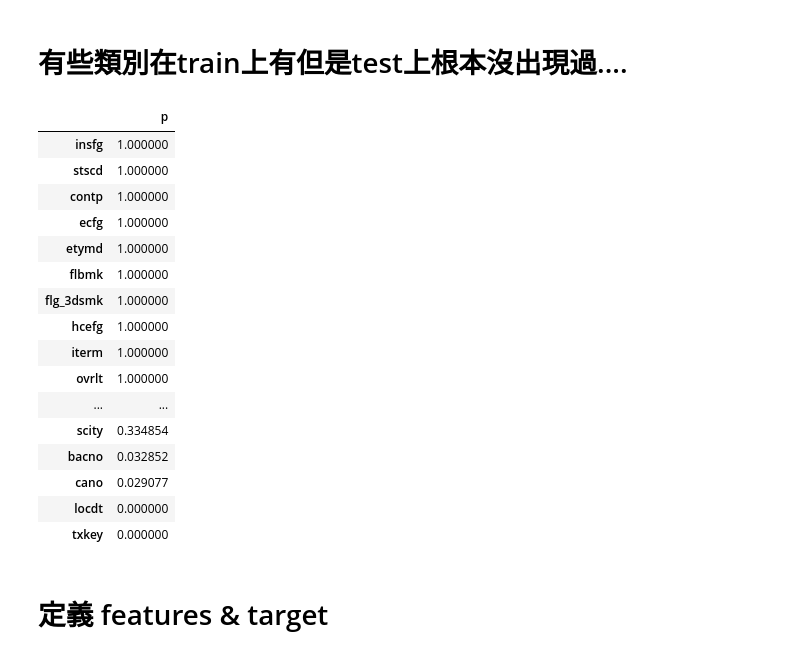
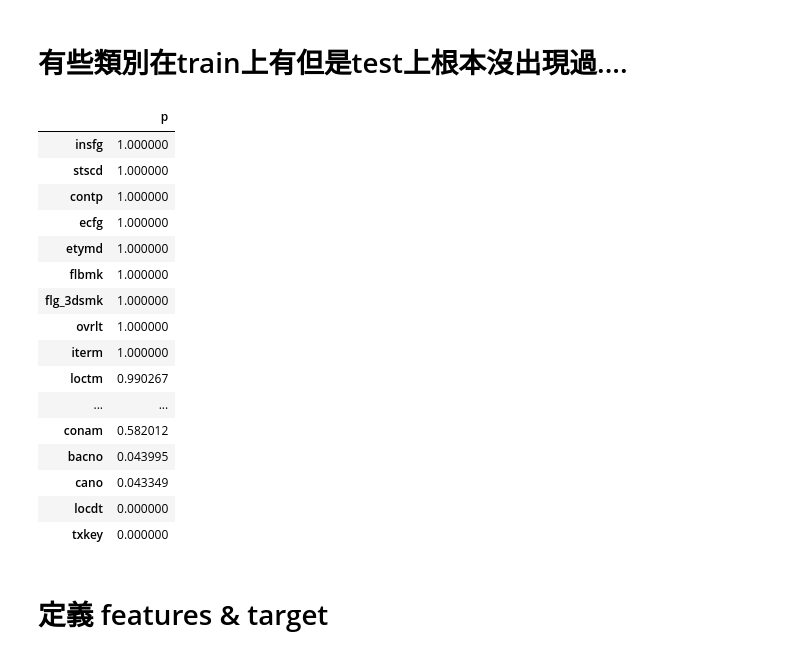
Before and after one commit to skywalker0803r/Ricky, a Jupyter notebook: 玉山AI比賽_modeling.ipynb, the cells around one changed output. Saved outputs shown, nothing was run; the diff lists cells and outputs as text; code cells hidden in the pictures.

```diff
--- a/玉山AI比賽_modeling.ipynb
+++ b/玉山AI比賽_modeling.ipynb
@@ -11,7 +15,7 @@ Drive already mounted at /content/drive; to attempt to forcibly remount, call dr
 # train
 # %%
 import pandas as pd
-train = pd.read_csv("/content/drive/My Drive/玉山人工智慧比賽數據/train_預處理完.csv",index_col=0)
+train = pd.read_csv("/content/drive/My Drive/玉山人工智慧比賽數據/train_特徵工程完.csv",index_col=0)
 print(train.shape)
 train.head()
 # %% [output]
@@ -25,7 +29,7 @@ train.head()
 # %% [markdown]
 # test
 # %%
-test = pd.read_csv("/content/drive/My Drive/玉山人工智慧比賽數據/test_預處理完.csv",index_col=0)
+test = pd.read_csv("/content/drive/My Drive/玉山人工智慧比賽數據/test_特徵工程完.csv",index_col=0)
 test_txkey = test["txkey"]
 print(test.shape)
 test.head()
@@ -42,26 +46,26 @@ test.head()
 # %%
 p = {}
 for col in train.drop('fraud_ind',axis=1).columns:
   u = len(set(train[col].unique())&set(test[col].unique()))
-  t = len(train[col].unique())
+  t = len(test[col].unique())
   p[col] = u/t
 pd.DataFrame(p,index=['p']).T.sort_values(by='p',ascending=False)
 # %% [output]
 |  | p |
 | insfg | 1.000000 |
 | stscd | 1.000000 |
 | contp | 1.000000 |
 | ecfg | 1.000000 |
 | etymd | 1.000000 |
 | flbmk | 1.000000 |
 | flg_3dsmk | 1.000000 |
-| hcefg | 1.000000 |
+| ovrlt | 1.000000 |
 | iterm | 1.000000 |
-| ovrlt | 1.000000 |
+| loctm | 0.990267 |
 | ... | ... |
-| scity | 0.334854 |
-| bacno | 0.032852 |
-| cano | 0.029077 |
+| conam | 0.582012 |
+| bacno | 0.043995 |
+| cano | 0.043349 |
 | locdt | 0.000000 |
 | txkey | 0.000000 |
 # %% [markdown]
```
Also changed, not shown: parts of 8 cells of this notebook.
